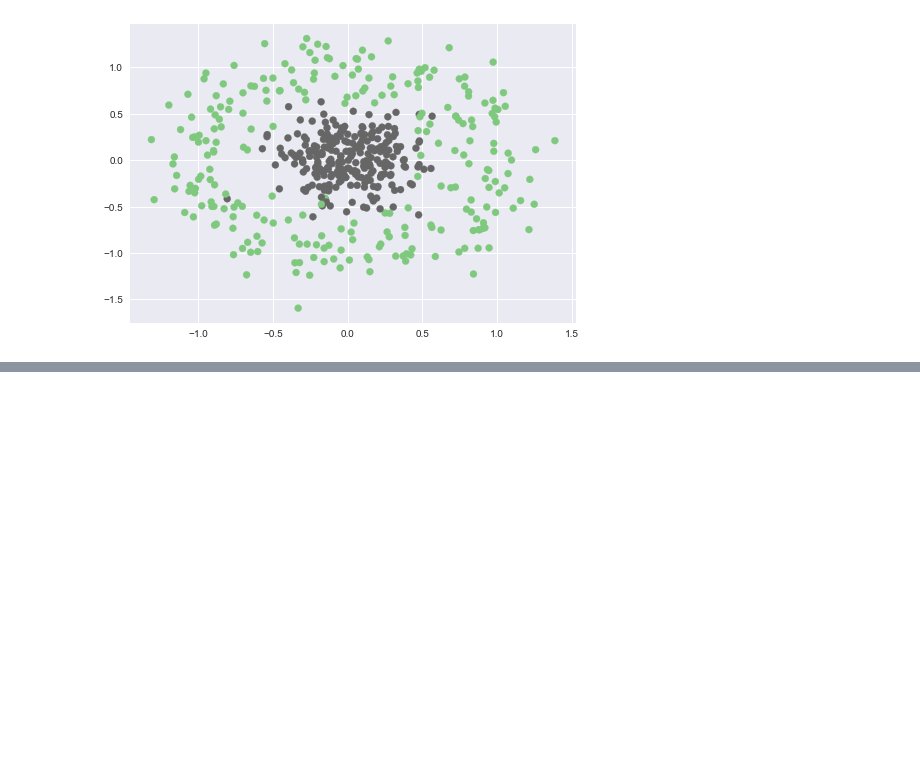
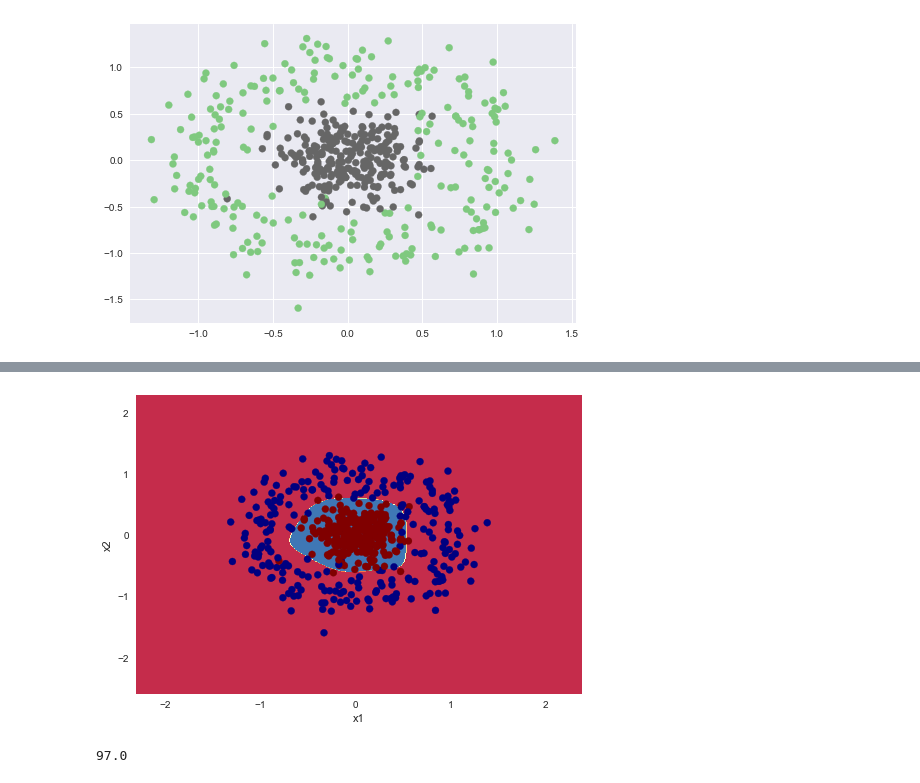
Before and after one commit to JayantGoel001/Deep-Learning, a Jupyter notebook: 3LayerNetwork.ipynb, the cells around one changed output, grey strips where cells are left out. Saved outputs shown, nothing was run; the diff lists cells and outputs as text; code cells hidden in the pictures; blank space fills up the shorter version.

```diff
--- a/3LayerNetwork.ipynb
+++ b/3LayerNetwork.ipynb
@@ -136,0 +139,9 @@ a3  (500, 2)
+# %%
+plot_decision_boundary(lambda x:model.predict(x),X,y)
+# %% [output]
+[figure, added]
+# %%
+y_pred = model.predict(X)
+print((np.mean(y_pred==y))*100)
+# %% [output]
+97.0
```
Also changed, not shown: parts of 3 cells of this notebook, 1 other file.
